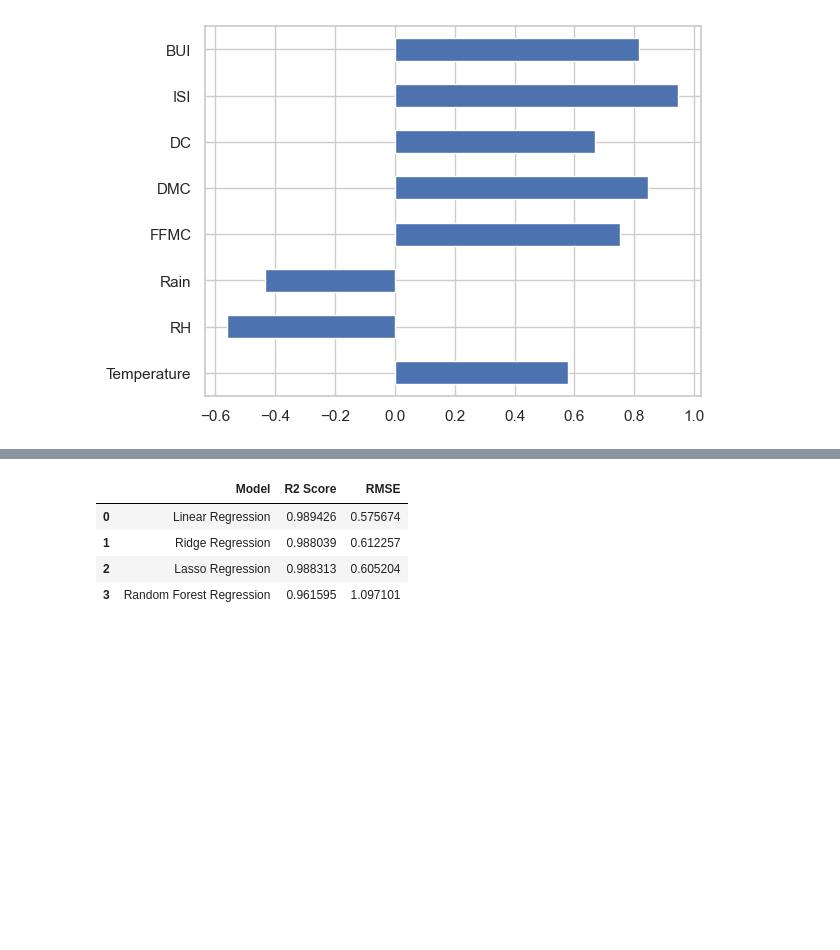
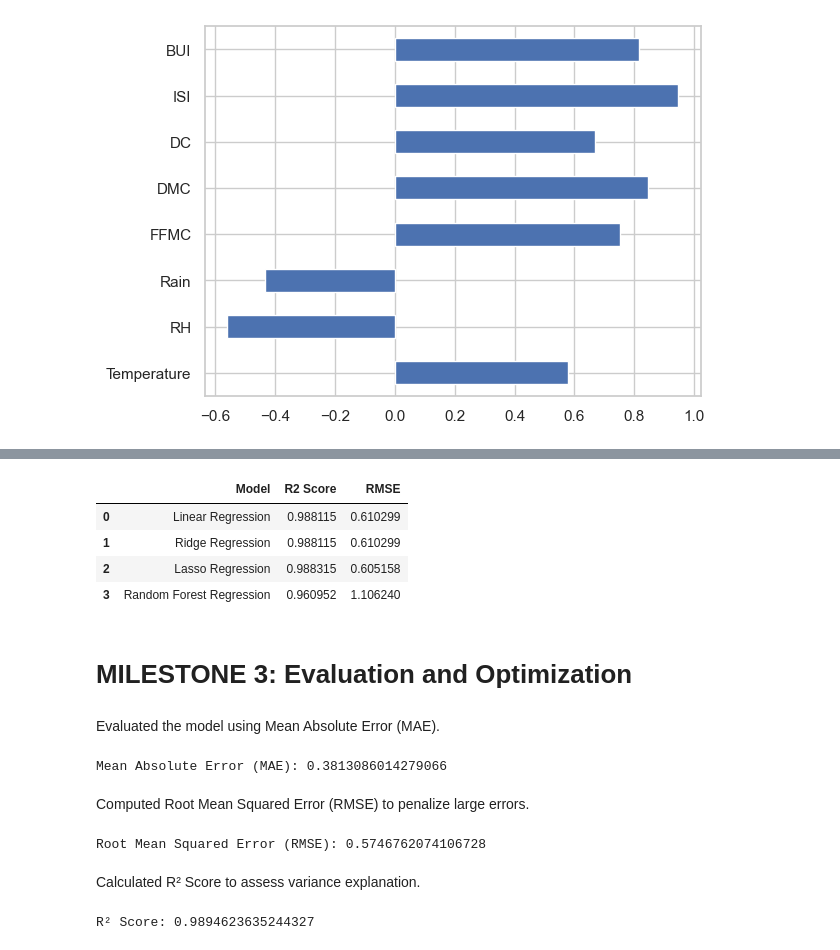
Before and after one commit to Aspire-Infolabs/FWI_Prediction_Batch8, a Jupyter notebook: FWI_Prediction_Modules.ipynb, the cells around one changed output, grey strips where cells are left out. Drawn from its saved outputs; the diff is of its cells as text; code cells hidden in the pictures; blank space fills up the shorter version.

```diff
--- a/FWI_Prediction_Modules.ipynb
+++ b/FWI_Prediction_Modules.ipynb
@@ -355,7 +355,0 @@ df = pd.read_csv("FWI_Cleaned_Dataset.csv")
-# %%
-# Step 20: Select input features and output
-X = df.drop(columns=['FWI'])
-y = df['FWI']
-X_train, X_test, y_train, y_test = train_test_split(
-    X, y, test_size=0.2, random_state=42
-)
@@ -365,16 +378,3 @@ def evaluate_model(y_true, y_pred):
     r2 = r2_score(y_true, y_pred)
     rmse = np.sqrt(mean_squared_error(y_true, y_pred))
     return r2, rmse
-# %%
-#Step 22: a) Linaer Regression Model
-linear = LinearRegression()
-linear.fit(X_train, y_train)
-
-y_pred_linear = linear.predict(X_test)
-r2, rmse = evaluate_model(y_test, y_pred_linear)
-
-print("Linear Regression")
-print("R2:", r2, "RMSE:", rmse)
-
-with open("linear.pkl", "wb") as f:
-    pickle.dump(linear, f)
@@ -446,13 +441,19 @@ Ridge Regression Results
 # %%
 #Step 22: c) Lasso Regression Model
-lasso = Lasso(alpha=0.01)
-lasso.fit(X_train, y_train)
+from sklearn.linear_model import Lasso
 
-y_pred_lasso = lasso.predict(X_test)
-r2, rmse = evaluate_model(y_test, y_pred_lasso)
+# Lasso Regression
+lasso = Lasso(alpha=0.01, random_state=42)
+lasso.fit(X_train_scaled, y_train)
 
-print("Lasso Regression")
-print("R2:", r2, "RMSE:", rmse)
+y_train_pred = lasso.predict(X_train_scaled)
+y_test_pred = lasso.predict(X_test_scaled)
+
+train_r2_lasso, train_rmse_lasso = evaluate_model(y_train, y_train_pred)
+test_r2_lasso, test_rmse_lasso = evaluate_model(y_test, y_test_pred)
+
+
+
 
 with open("lasso.pkl", "wb") as f:
     pickle.dump(lasso, f)
@@ -479,34 +480,38 @@ R2: 0.9615948243719957 RMSE: 1.0971006908784302
 # %%
 #Step 23: Model Comparison
 y_pred_ridge = final_ridge_model.predict(X_test_scaled)
 def rmse(y_true, y_pred):
     return np.sqrt(mean_squared_error(y_true, y_pred))
 
 comparison = pd.DataFrame({
     "Model": [
         "Linear Regression",
         "Ridge Regression",
         "Lasso Regression",
         "Random Forest Regression"
     ],
     "R2 Score": [
-        r2_score(y_test, y_pred_linear),
+        r2_score(y_test, y_test_pred),
         r2_score(y_test, y_pred_ridge),
         r2_score(y_test, y_pred_lasso),
         r2_score(y_test, y_pred_rf)
     ],
     "RMSE": [
-        rmse(y_test, y_pred_linear),
+        rmse(y_test, y_test_pred),
         rmse(y_test, y_pred_ridge),
         rmse(y_test, y_pred_lasso),
         rmse(y_test, y_pred_rf)
     ]
 })
 
 comparison
 # %% [output]
 |  | Model | R2 Score | RMSE |
-| 0 | Linear Regression | 0.989426 | 0.575674 |
-| 1 | Ridge Regression | 0.988039 | 0.612257 |
-| 2 | Lasso Regression | 0.988313 | 0.605204 |
-| 3 | Random Forest Regression | 0.961595 | 1.097101 |
+| 0 | Linear Regression | 0.988115 | 0.610299 |
+| 1 | Ridge Regression | 0.988115 | 0.610299 |
+| 2 | Lasso Regression | 0.988315 | 0.605158 |
+| 3 | Random Forest Regression | 0.960952 | 1.106240 |
+# %% [markdown]
+# MILESTONE 3: Evaluation and Optimization
+# %% [markdown]
+ Evaluated the model using Mean Absolute Error (MAE).
@@ -512,0 +548,19 @@ comparison
+# %%
+mae = mean_absolute_error(y_test, y_test_pred)
+print("Mean Absolute Error (MAE):", mae)
+# %% [output]
+Mean Absolute Error (MAE): 0.3813086014279066
+# %% [markdown]
+Computed Root Mean Squared Error (RMSE) to penalize large errors.
+# %%
+rmse = np.sqrt(mean_squared_error(y_test, y_test_pred))
+print("Root Mean Squared Error (RMSE):", rmse)
+# %% [output]
+Root Mean Squared Error (RMSE): 0.5746762074106728
+# %% [markdown]
+ Calculated R² Score to assess variance explanation.
+# %%
+r2 = r2_score(y_test, y_test_pred)
+print("R² Score:", r2)
+# %% [output]
+R² Score: 0.9894623635244327
```
Also changed, not shown: parts of 28 cells of this notebook, 1 other file.
